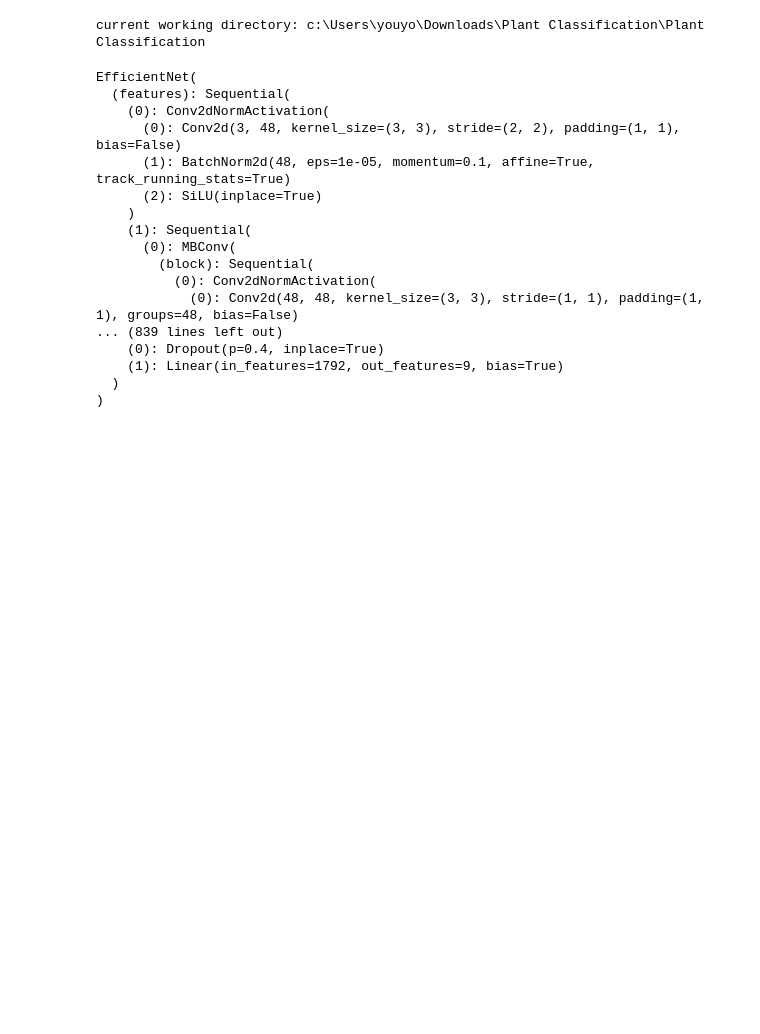
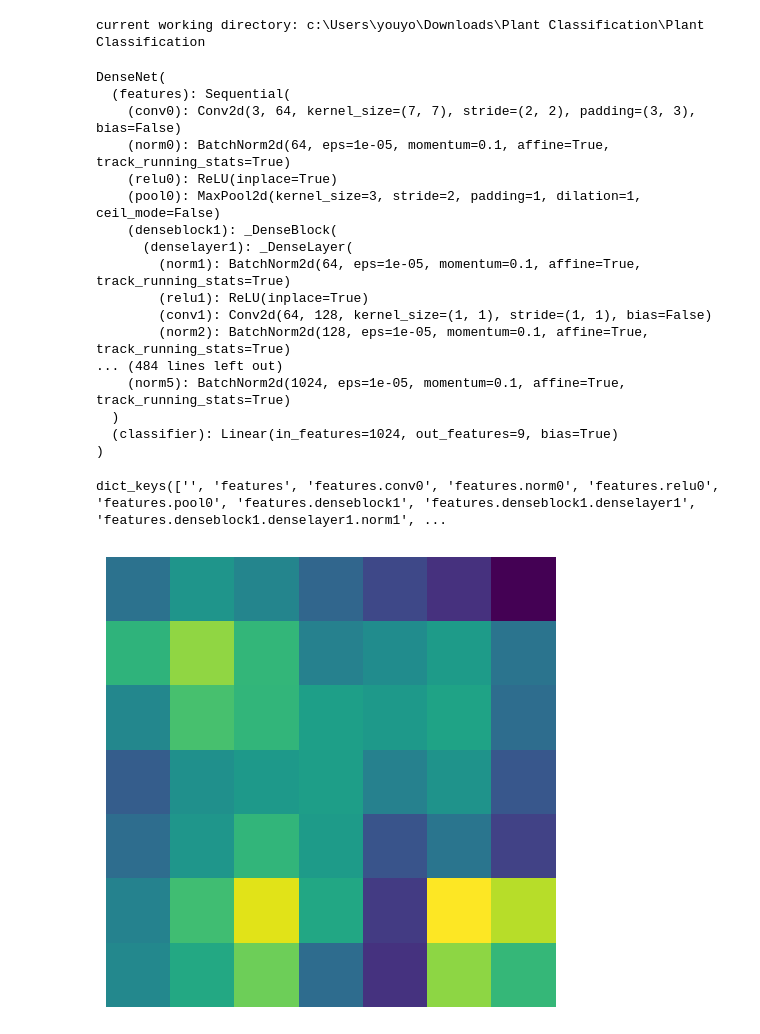
Before and after one commit to samekran/PatapimNet, a Jupyter notebook: Plant Classification/Testing_Plant_Classification.ipynb, the cells around one changed output. Cells and saved outputs as stored; diff of their text form; code cells hidden in the pictures; blank space fills up the shorter version.

Commit message:
changed model to match disease and added heat map

```diff
--- a/Plant Classification/Testing_Plant_Classification.ipynb
+++ b/Plant Classification/Testing_Plant_Classification.ipynb
@@ -26,47 +25,55 @@ image1 = Image.open(image1).convert("RGB")
 image2 = Image.open(image2).convert("RGB")
 
 test_transform = transforms.Compose([
-    transforms.Resize((384, 384)), #may change depending on model
-    transforms.CenterCrop((380, 380)),
+    transforms.Resize((256, 256)), #may change depending on model
+    transforms.CenterCrop((224, 224)),
     transforms.ToTensor(),
     transforms.Normalize([0.485, 0.456, 0.406], [0.229, 0.224, 0.225]) #gained from commented code
 ])
 
-image1 = test_transform(image1).unsqueeze(0).to(device)
-image2 = test_transform(image2).unsqueeze(0).to(device)
+image1_converted = test_transform(image1).unsqueeze(0).to(device)
+image2_converted = test_transform(image2).unsqueeze(0).to(device)
 # %%
 import torch
 import torchvision.models as models
 import torch.nn as nn
 
-device = torch.device('cuda' if torch.cuda.is_available() else 'cpu')
 
-model = models.efficientnet_b4(pretrained=True)
+model =  models.densenet121(pretrained=True)
 
-for param in model.parameters():
-    param.requires_grad = False
+# for param in model.parameters():
+#     param.requires_grad = False
 
-model.classifier[1] = nn.Linear(model.classifier[1].in_features, 9)
+model.classifier = nn.Linear(model.classifier.in_features, 9)
 
 # Load weights to the same device
 model.load_state_dict(torch.load('best_model_so_far.pth', map_location=device))
 model.to(device)
+model.eval()
 # %% [output]
-EfficientNet(
+DenseNet(
   (features): Sequential(
-    (0): Conv2dNormActivation(
-      (0): Conv2d(3, 48, kernel_size=(3, 3), stride=(2, 2), padding=(1, 1), bias=False)
-      (1): BatchNorm2d(48, eps=1e-05, momentum=0.1, affine=True, track_running_stats=True)
-      (2): SiLU(inplace=True)
-    )
-    (1): Sequential(
-      (0): MBConv(
-        (block): Sequential(
-          (0): Conv2dNormActivation(
-            (0): Conv2d(48, 48, kernel_size=(3, 3), stride=(1, 1), padding=(1, 1), groups=48, bias=False)
-... (839 lines left out)
-    (0): Dropout(p=0.4, inplace=True)
-    (1): Linear(in_features=1792, out_features=9, bias=True)
+    (conv0): Conv2d(3, 64, kernel_size=(7, 7), stride=(2, 2), padding=(3, 3), bias=False)
+    (norm0): BatchNorm2d(64, eps=1e-05, momentum=0.1, affine=True, track_running_stats=True)
+    (relu0): ReLU(inplace=True)
+    (pool0): MaxPool2d(kernel_size=3, stride=2, padding=1, dilation=1, ceil_mode=False)
+    (denseblock1): _DenseBlock(
+      (denselayer1): _DenseLayer(
+        (norm1): BatchNorm2d(64, eps=1e-05, momentum=0.1, affine=True, track_running_stats=True)
+        (relu1): ReLU(inplace=True)
+        (conv1): Conv2d(64, 128, kernel_size=(1, 1), stride=(1, 1), bias=False)
+        (norm2): BatchNorm2d(128, eps=1e-05, momentum=0.1, affine=True, track_running_stats=True)
+... (484 lines left out)
+    (norm5): BatchNorm2d(1024, eps=1e-05, momentum=0.1, affine=True, track_running_stats=True)
   )
+  (classifier): Linear(in_features=1024, out_features=9, bias=True)
 )
+# %%
+print(dict(model.named_modules()).keys())
+# %% [output]
+dict_keys(['', 'features', 'features.conv0', 'features.norm0', 'features.relu0', 'features.pool0', 'features.denseblock1', 'features.denseblock1.denselayer1', 'features.denseblock1.denselayer1.norm1', ...
+# %%
+from torchcam.methods import SmoothGradCAMpp
+
+cam_extractor = SmoothGradCAMpp(model, target_layer='features.denseblock4.denselayer16.conv2')
 # %%
@@ -82,0 +90,12 @@ with torch.no_grad():
+# %%
+with SmoothGradCAMpp(model, target_layer='features.denseblock4.denselayer16.conv2') as cam_extractor:
+  # Preprocess your data and feed it to the model
+  out = model(image1_converted)
+  # Retrieve the CAM by passing the class index and the model output
+  activation_map = cam_extractor(out.squeeze(0).argmax().item(), out)
+# %%
+import matplotlib.pyplot as plt
+# Visualize the raw CAM
+plt.imshow(activation_map[0].squeeze(0).cpu().numpy()); plt.axis('off'); plt.tight_layout(); plt.show()
+# %% [output]
+[figure, added]
```
Also changed, not shown: parts of 10 cells of this notebook, 2 other files.
